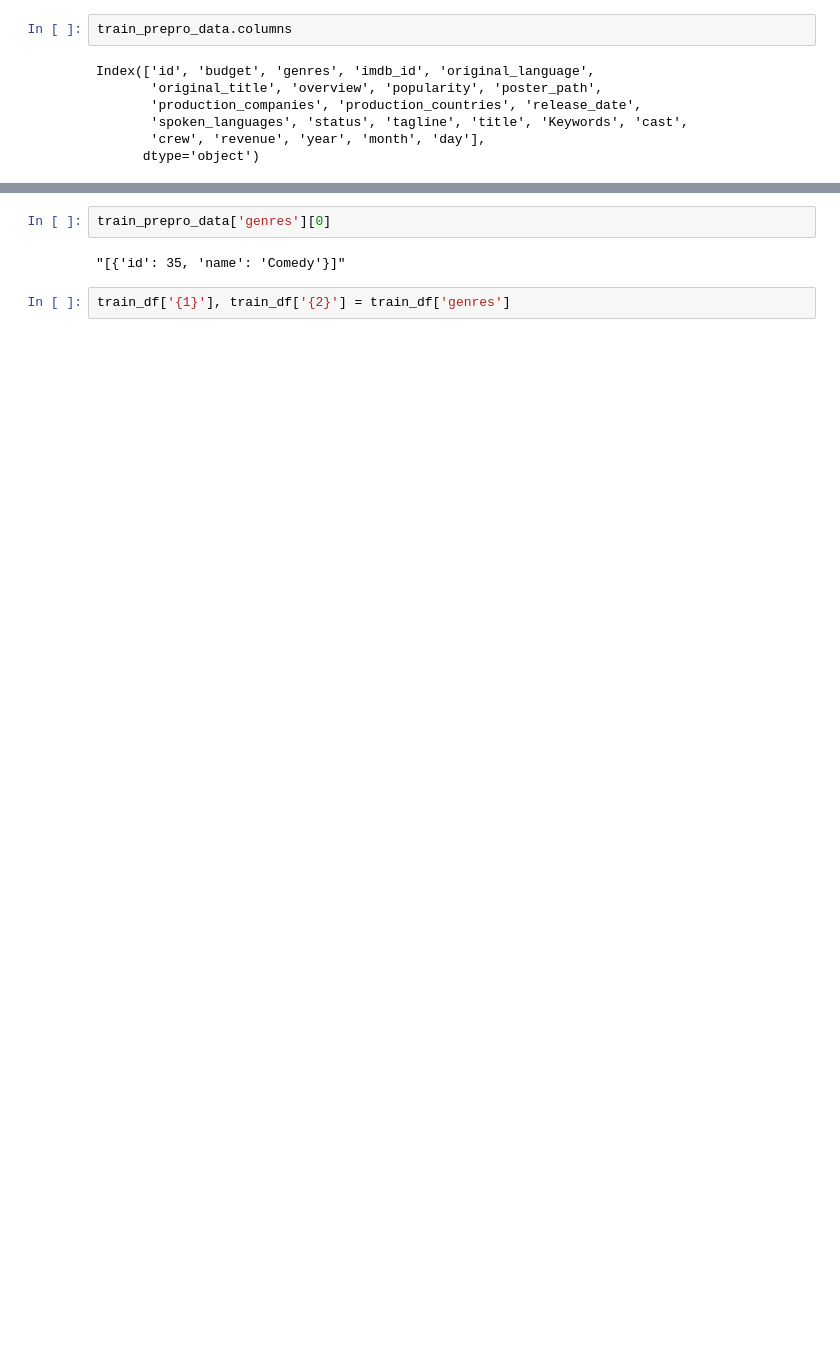
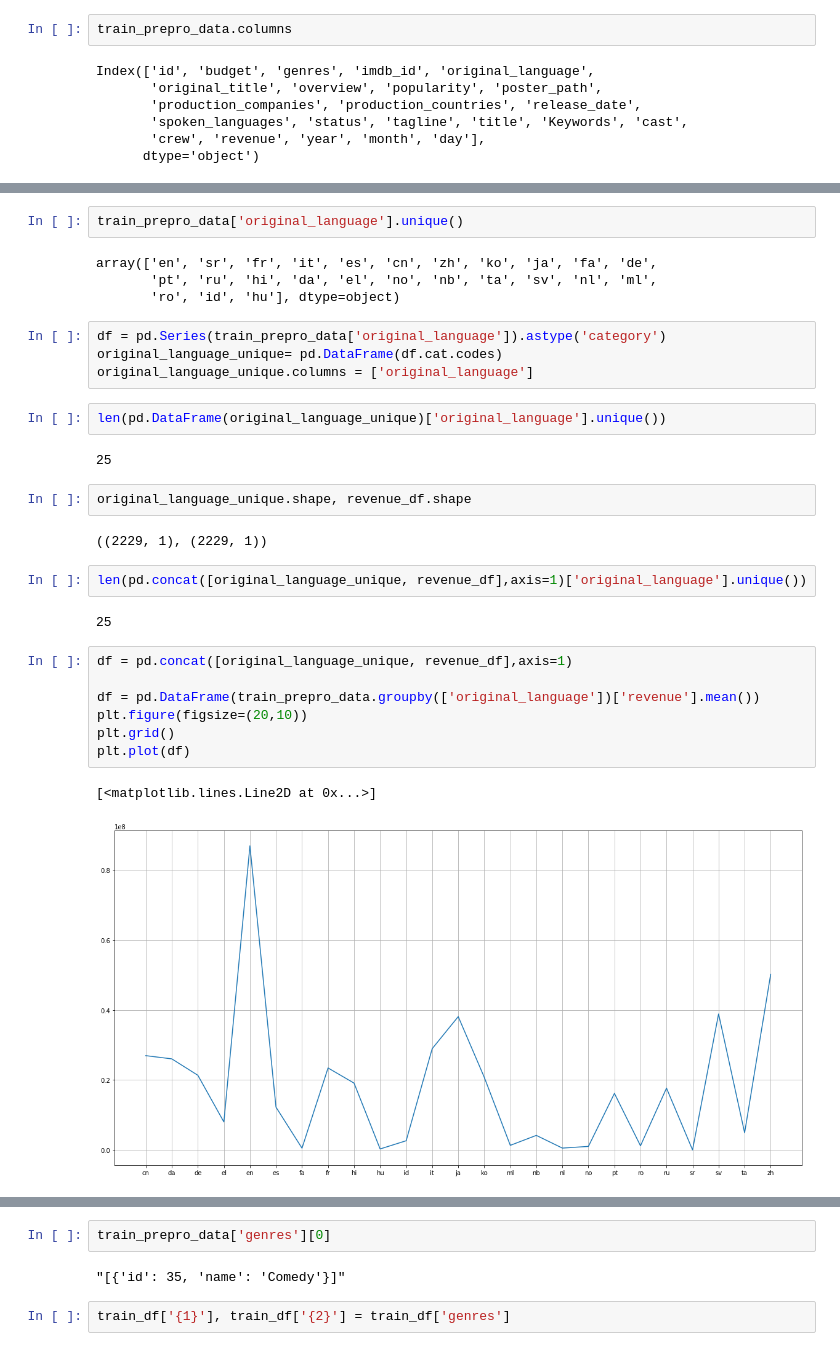
Before and after one commit to JONGSKY/data_science_kaggle, a Jupyter notebook: tmdb_box_office_prediction/code/Untitled.ipynb, the cells around one changed output, grey strips where cells are left out. Saved outputs shown, nothing was run; the diff lists cells and outputs as text; blank space fills up the shorter version.

```diff
--- a/tmdb_box_office_prediction/code/Untitled.ipynb
+++ b/tmdb_box_office_prediction/code/Untitled.ipynb
@@ -276,0 +292,32 @@ Index(['id', 'budget', 'genres', 'imdb_id', 'original_language',
+# %%
+train_prepro_data['original_language'].unique()
+# %% [output]
+array(['en', 'sr', 'fr', 'it', 'es', 'cn', 'zh', 'ko', 'ja', 'fa', 'de',
+       'pt', 'ru', 'hi', 'da', 'el', 'no', 'nb', 'ta', 'sv', 'nl', 'ml',
+       'ro', 'id', 'hu'], dtype=object)
+# %%
+df = pd.Series(train_prepro_data['original_language']).astype('category')
+original_language_unique= pd.DataFrame(df.cat.codes)
+original_language_unique.columns = ['original_language']
+# %%
+len(pd.DataFrame(original_language_unique)['original_language'].unique())
+# %% [output]
+25
+# %%
+original_language_unique.shape, revenue_df.shape
+# %% [output]
+((2229, 1), (2229, 1))
+# %%
+len(pd.concat([original_language_unique, revenue_df],axis=1)['original_language'].unique())
+# %% [output]
+25
+# %%
+df = pd.concat([original_language_unique, revenue_df],axis=1)
+
+df = pd.DataFrame(train_prepro_data.groupby(['original_language'])['revenue'].mean())
+plt.figure(figsize=(20,10))
+plt.grid()
+plt.plot(df)
+# %% [output]
+[<matplotlib.lines.Line2D at 0x...>]
+[figure, added]
```
Also changed, not shown: parts of 23 cells of this notebook.
